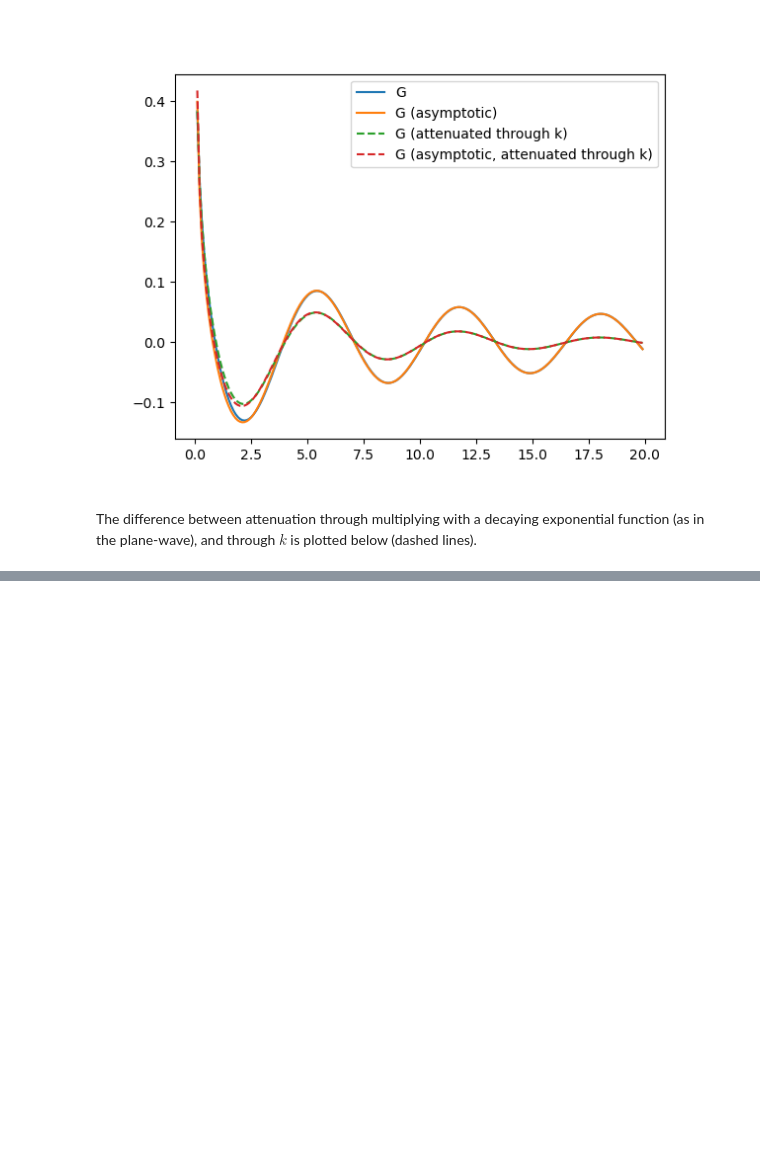
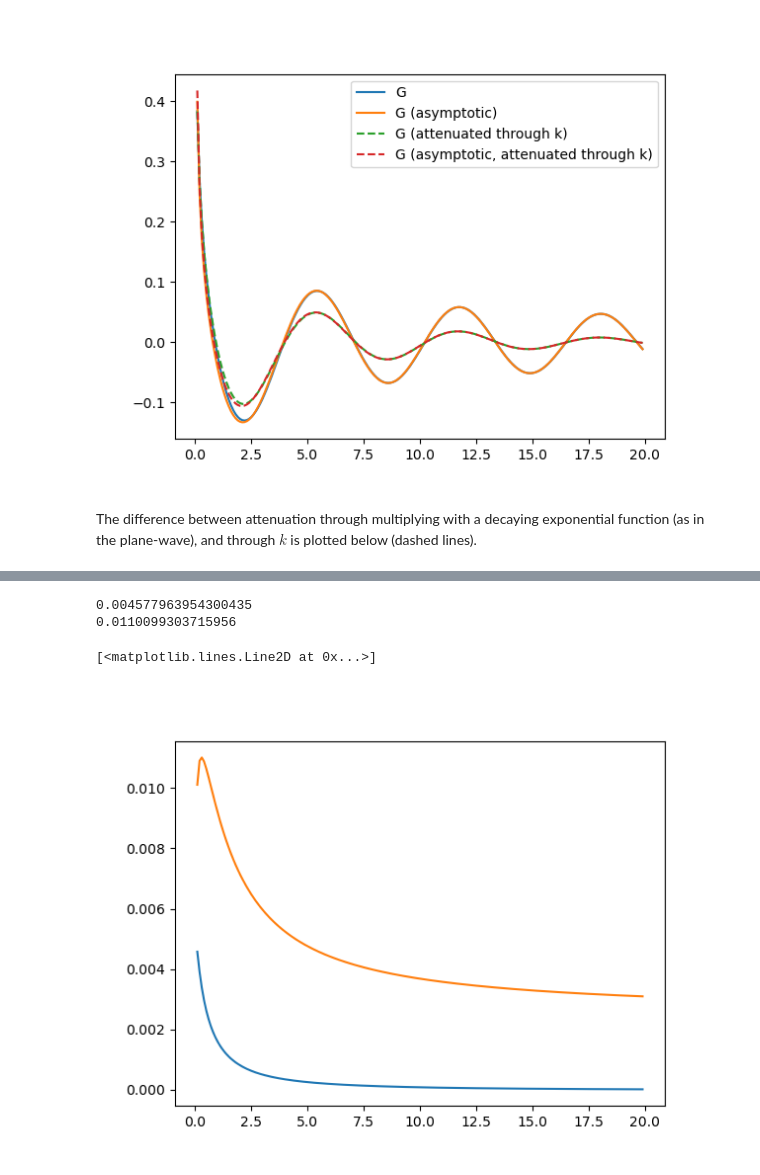
Before and after one commit to gauteh/concepts, a Jupyter notebook: Waves-Complex-wavenumber-attenuation.ipynb, the cells around one changed output, grey strips where cells are left out. Cells and saved outputs as stored; diff of their text form; code cells hidden in the pictures; blank space fills up the shorter version.

```diff
--- a/Waves-Complex-wavenumber-attenuation.ipynb
+++ b/Waves-Complex-wavenumber-attenuation.ipynb
@@ -121,0 +127,16 @@ plt.legend()
+# %%
+e = np.abs(np.abs(fh_a)-np.abs(fh*a))
+print(np.nanmax(e))
+
+r = e/np.abs(fh*a)
+print(np.nanmax(r))
+
+
+plt.figure()
+plt.plot(x, e)
+plt.plot(x, r)
+# %% [output]
+0.004577963954300435
+0.0110099303715956
+[<matplotlib.lines.Line2D at 0x...>]
+[figure, added]
```
Also changed, not shown: parts of 2 cells of this notebook.
